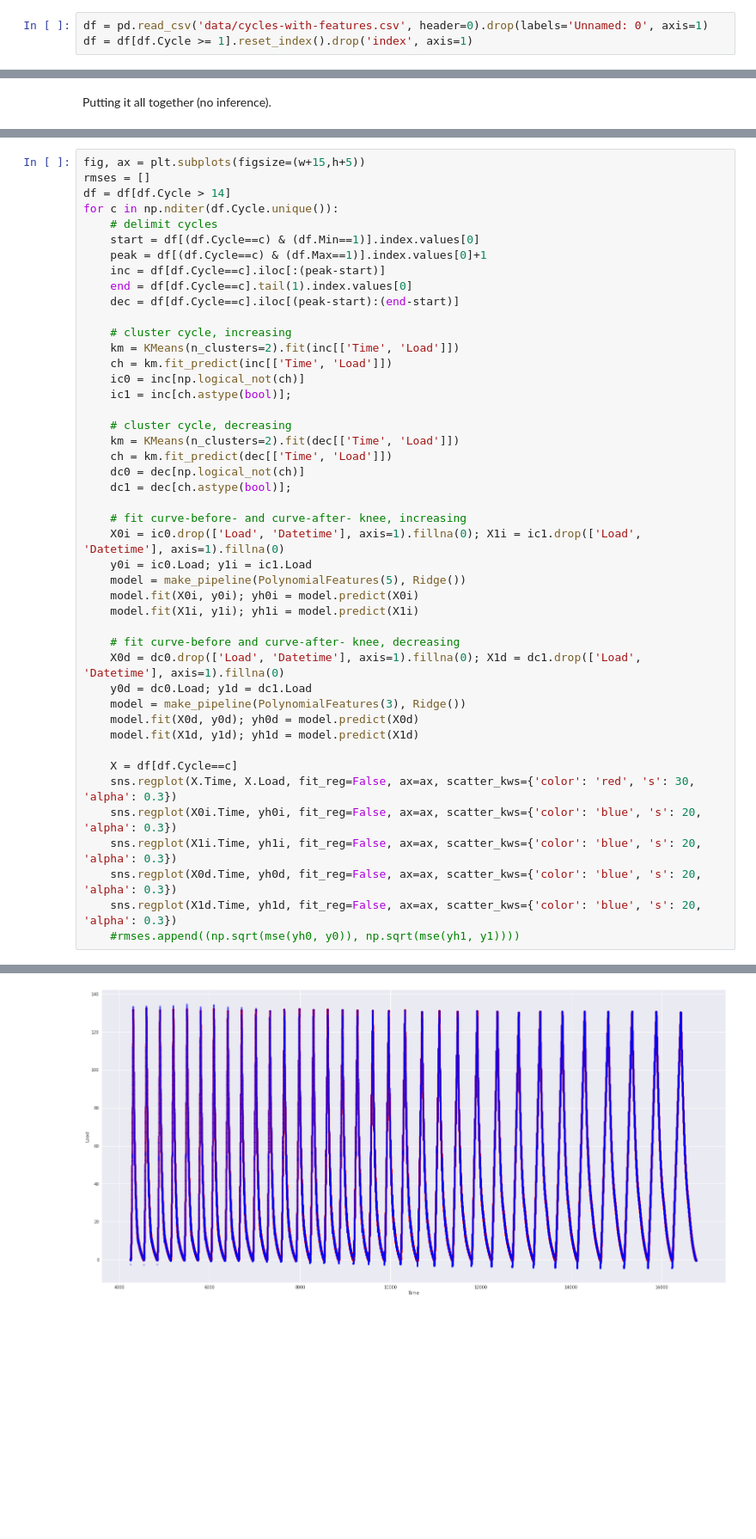
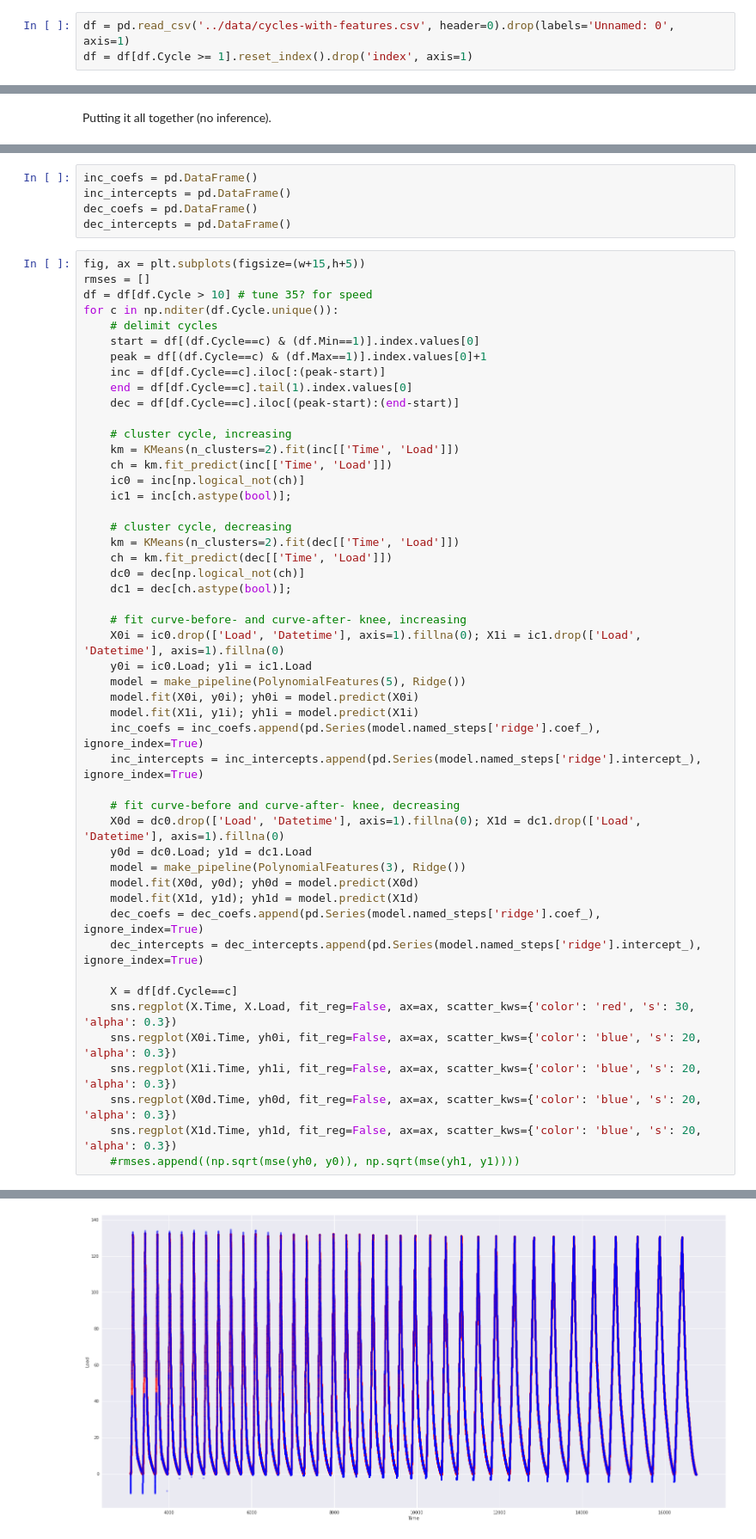
Before and after one commit to Columbia-Creative-Machines-Lab/muscle-prediction, a Jupyter notebook: regression/regression.ipynb, the cells around one changed output, grey strips where cells are left out. Shown at 86% size. Saved outputs shown, nothing was run; the diff lists cells and outputs as text; blank space fills up the shorter version.

```diff
--- a/regression/regression.ipynb
+++ b/regression/regression.ipynb
@@ -15,6 +15,6 @@ sns.set()
 ### Load data
 The usual.
 # %%
-df = pd.read_csv('data/cycles-with-features.csv', header=0).drop(labels='Unnamed: 0', axis=1)
+df = pd.read_csv('../data/cycles-with-features.csv', header=0).drop(labels='Unnamed: 0', axis=1)
 df = df[df.Cycle >= 1].reset_index().drop('index', axis=1)
 # %% [markdown]
@@ -188,7 +197,12 @@ Putting it all together (no inference).
+# %%
+inc_coefs = pd.DataFrame()
+inc_intercepts = pd.DataFrame()
+dec_coefs = pd.DataFrame()
+dec_intercepts = pd.DataFrame()
 # %%
 fig, ax = plt.subplots(figsize=(w+15,h+5))
 rmses = []
-df = df[df.Cycle > 14]
+df = df[df.Cycle > 10] # tune 35? for speed
 for c in np.nditer(df.Cycle.unique()):
     # delimit cycles
     start = df[(df.Cycle==c) & (df.Min==1)].index.values[0]
@@ -215,6 +229,8 @@ for c in np.nditer(df.Cycle.unique()):
     model = make_pipeline(PolynomialFeatures(5), Ridge())
     model.fit(X0i, y0i); yh0i = model.predict(X0i)
     model.fit(X1i, y1i); yh1i = model.predict(X1i)
+    inc_coefs = inc_coefs.append(pd.Series(model.named_steps['ridge'].coef_), ignore_index=True)
+    inc_intercepts = inc_intercepts.append(pd.Series(model.named_steps['ridge'].intercept_), ignore_index=True)
 
     # fit curve-before and curve-after- knee, decreasing
     X0d = dc0.drop(['Load', 'Datetime'], axis=1).fillna(0); X1d = dc1.drop(['Load', 'Datetime'], axis=1).fillna(0)
@@ -222,6 +238,8 @@ for c in np.nditer(df.Cycle.unique()):
     model = make_pipeline(PolynomialFeatures(3), Ridge())
     model.fit(X0d, y0d); yh0d = model.predict(X0d)
     model.fit(X1d, y1d); yh1d = model.predict(X1d)
+    dec_coefs = dec_coefs.append(pd.Series(model.named_steps['ridge'].coef_), ignore_index=True)
+    dec_intercepts = dec_intercepts.append(pd.Series(model.named_steps['ridge'].intercept_), ignore_index=True)
 
     X = df[df.Cycle==c]
     sns.regplot(X.Time, X.Load, fit_reg=False, ax=ax, scatter_kws={'color': 'red', 's': 30, 'alpha': 0.3})
@@ -251 +252 @@ Reciprocal condition number/precision: 4.045223263632792e-25 / 1.110223024625156
-[figure, old version]
+[figure, new version]
```
Also changed, not shown: parts of 54 cells of this notebook.
